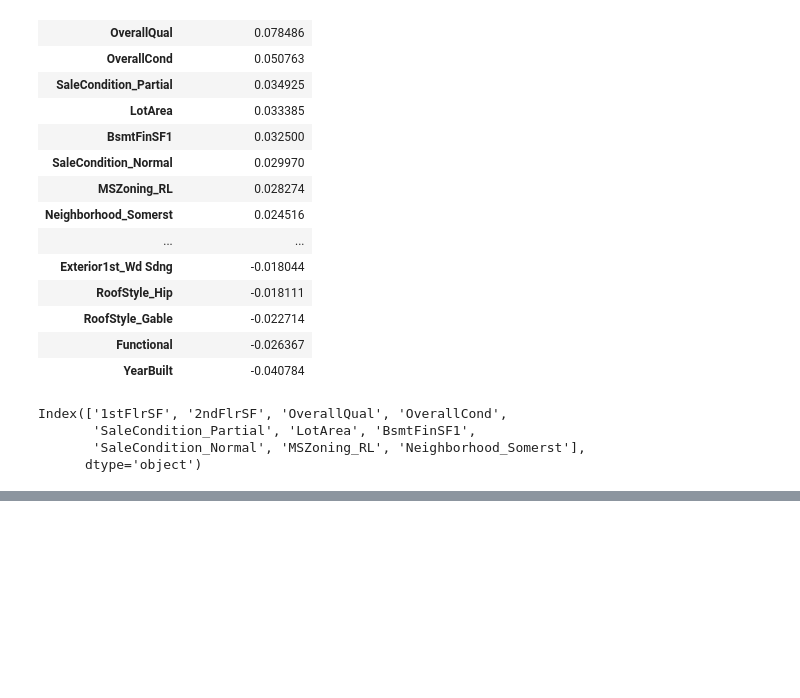
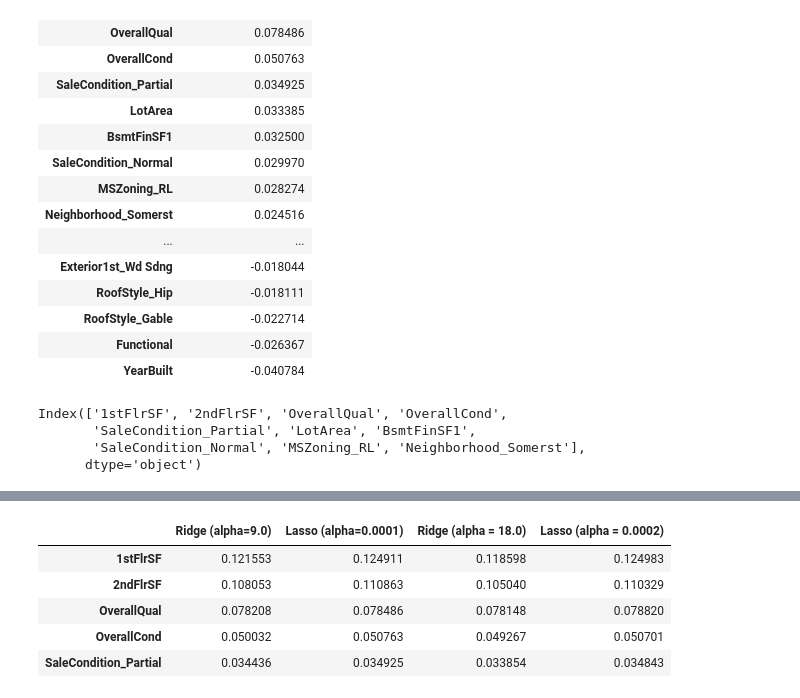
Before and after one commit to samrich76/Advanced-Regression-Assignment, a Jupyter notebook: Australian_market_Predict.ipynb, the cells around one changed output, grey strips where cells are left out. Cells and saved outputs as stored; diff of their text form; code cells hidden in the pictures; blank space fills up the shorter version.

```diff
--- a/Australian_market_Predict.ipynb
+++ b/Australian_market_Predict.ipynb
@@ -1231,0 +1310,11 @@ Index(['1stFlrSF', '2ndFlrSF', 'OverallQual', 'OverallCond',
+# %%
+# Top 5 featues in Lasso final model
+
+model_coefficients.sort_values(by='Lasso (alpha=0.0001)', ascending=False).head(5)
+# %% [output]
+|  | Ridge (alpha=9.0) | Lasso (alpha=0.0001) | Ridge (alpha = 18.0) | Lasso (alpha = 0.0002) |
+| 1stFlrSF | 0.121553 | 0.124911 | 0.118598 | 0.124983 |
+| 2ndFlrSF | 0.108053 | 0.110863 | 0.105040 | 0.110329 |
+| OverallQual | 0.078208 | 0.078486 | 0.078148 | 0.078820 |
+| OverallCond | 0.050032 | 0.050763 | 0.049267 | 0.050701 |
+| SaleCondition_Partial | 0.034436 | 0.034925 | 0.033854 | 0.034843 |
```
Also changed, not shown: parts of 15 cells of this notebook, 1 other file.
